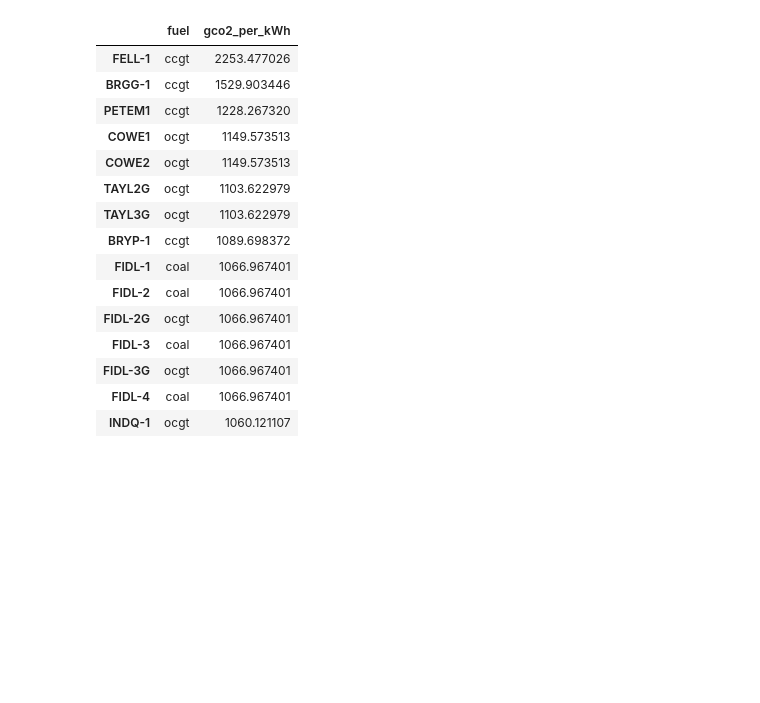
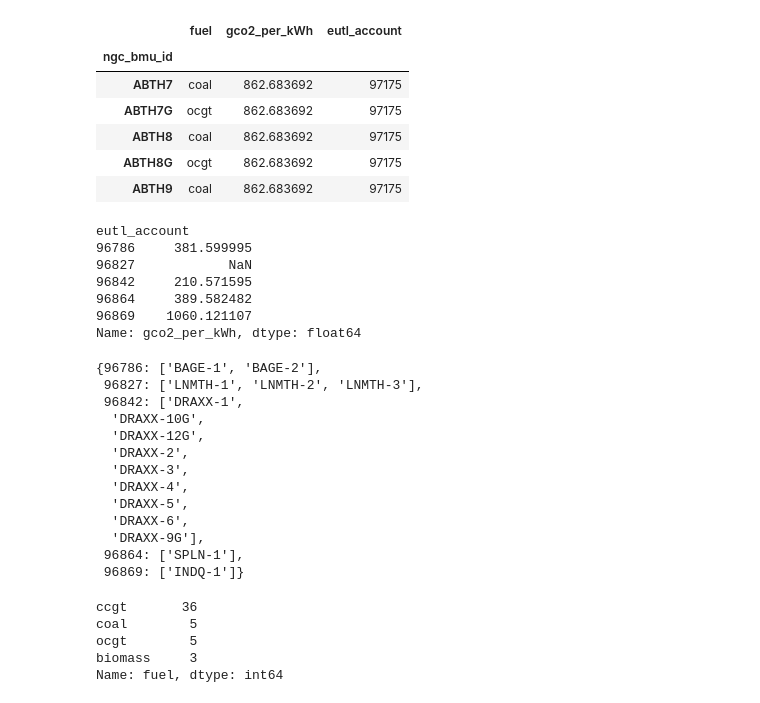
Before and after one commit to OSUKED/GB-Power-Plant-Emissions, a Jupyter notebook: nbs/Untitled.ipynb, the cells around one changed output. Drawn from its saved outputs; the diff is of its cells as text; code cells hidden in the pictures; blank space fills up the shorter version.

Commit message:
joined co2 estimates

```diff
--- a/nbs/Untitled.ipynb
+++ b/nbs/Untitled.ipynb
@@ -299,19 +0,0 @@ sns.histplot(data=df_plot, hue='fuel', x='gco2_per_kWh', bins=50)
-# %%
-df_ngc_bmu_emissions.query('gco2_per_kWh>1000').sort_values('gco2_per_kWh', ascending=False)
-# %% [output]
-|  | fuel | gco2_per_kWh |
-| FELL-1 | ccgt | 2253.477026 |
-| BRGG-1 | ccgt | 1529.903446 |
-| PETEM1 | ccgt | 1228.267320 |
-| COWE1 | ocgt | 1149.573513 |
-| COWE2 | ocgt | 1149.573513 |
-| TAYL2G | ocgt | 1103.622979 |
-| TAYL3G | ocgt | 1103.622979 |
-| BRYP-1 | ccgt | 1089.698372 |
-| FIDL-1 | coal | 1066.967401 |
-| FIDL-2 | coal | 1066.967401 |
-| FIDL-2G | ocgt | 1066.967401 |
-| FIDL-3 | coal | 1066.967401 |
-| FIDL-3G | ocgt | 1066.967401 |
-| FIDL-4 | coal | 1066.967401 |
-| INDQ-1 | ocgt | 1060.121107 |
@@ -317,0 +4,56 @@ df_ngc_bmu_emissions.query('gco2_per_kWh>1000').sort_values('gco2_per_kWh', asce
+# %%
+df_eutl_emissions = pd.read_csv('../data/intermediate/eutl_first_estimate.csv').set_index('ngc_bmu_id')
+df_pi_emissions = pd.read_csv('../data/intermediate/pi_first_estimate.csv').set_index('ngc_bmu_id')
+
+df_eutl_emissions.head()
+# %% [output]
+|  | fuel | gco2_per_kWh | eutl_account |
+| ngc_bmu_id |  |  |  |
+| ABTH7 | coal | 862.683692 | 97175 |
+| ABTH7G | ocgt | 862.683692 | 97175 |
+| ABTH8 | coal | 862.683692 | 97175 |
+| ABTH8G | ocgt | 862.683692 | 97175 |
+| ABTH9 | coal | 862.683692 | 97175 |
+# %%
+s_eutl_account_to_co2_intensity = df_eutl_emissions.groupby('eutl_account')['gco2_per_kWh'].first()
+s_pi_permits_to_co2_intensity = df_pi_emissions.groupby('pi_permits')['gco2_per_kWh'].first()
+
+s_eutl_account_to_co2_intensity.head()
+# %% [output]
+eutl_account
+96786     381.599995
+96827            NaN
+96842     210.571595
+96864     389.582482
+96869    1060.121107
+Name: gco2_per_kWh, dtype: float64
+# %%
+eutl_account_to_ngc_bmu_ids = df_eutl_emissions.reset_index().groupby('eutl_account')['ngc_bmu_id'].unique().apply(list).to_dict()
+pi_permits_to_ngc_bmu_ids = df_pi_emissions.reset_index().groupby('pi_permits')['ngc_bmu_id'].unique().apply(list).to_dict()
+
+pd.Series(eutl_account_to_ngc_bmu_ids).head().to_dict()
+# %% [output]
+{96786: ['BAGE-1', 'BAGE-2'],
+ 96827: ['LNMTH-1', 'LNMTH-2', 'LNMTH-3'],
+ 96842: ['DRAXX-1',
+  'DRAXX-10G',
+  'DRAXX-12G',
+  'DRAXX-2',
+  'DRAXX-3',
+  'DRAXX-4',
+  'DRAXX-5',
+  'DRAXX-6',
+  'DRAXX-9G'],
+ 96864: ['SPLN-1'],
+ 96869: ['INDQ-1']}
+# %%
+s_eutl_permits_fuel_types = df_eutl_emissions.groupby('eutl_account')['fuel'].unique()
+s_eutl_permits_pure_fuel_types = s_eutl_permits_fuel_types[s_eutl_permits_fuel_types.apply(len)==1].apply(lambda x: x[0])
+
+s_eutl_permits_pure_fuel_types.value_counts()
+# %% [output]
+ccgt       36
+coal        5
+ocgt        5
+biomass     3
+Name: fuel, dtype: int64
```
Also changed, not shown: parts of 44 cells of this notebook, 9 other files.
